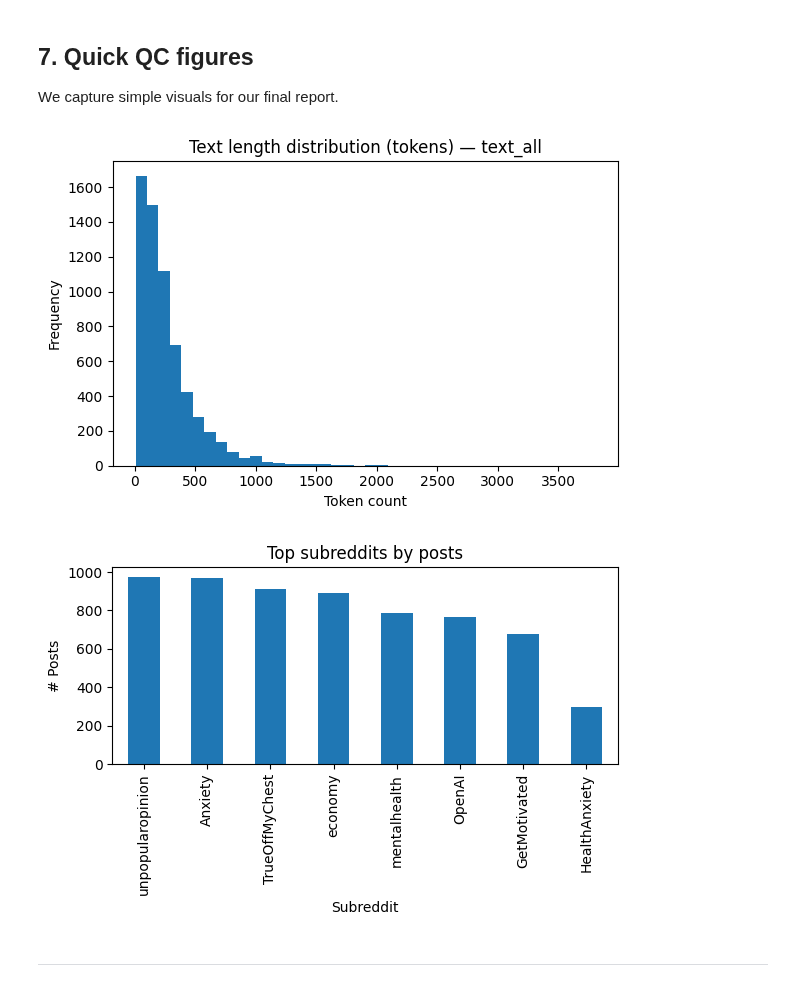
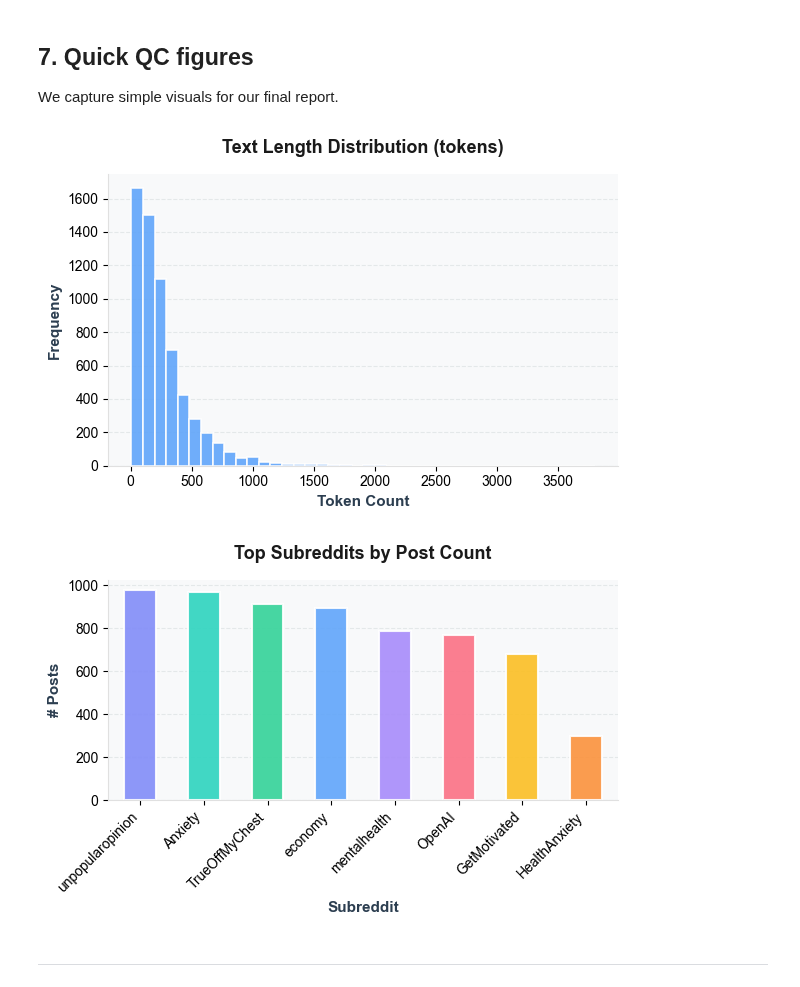
Before and after one commit to shutinghe3601/milestone2, a Jupyter notebook: notebooks/02_clean_merge.ipynb, the cells around one changed output. Cells and saved outputs as stored; diff of their text form; code cells hidden in the pictures.

```diff
--- a/notebooks/02_clean_merge.ipynb
+++ b/notebooks/02_clean_merge.ipynb
@@ -400,29 +380,71 @@ Saving artifacts with 6283 rows after fix-ups…
 ## **7. Quick QC figures**
 We capture simple visuals for our final report.
 # %%
-# Visualize text length distribution
+# Set style
+sns.set_palette("husl")
+plt.rcParams['font.sans-serif'] = ['Arial']
+plt.rcParams['axes.facecolor'] = '#f8f9fa'
+plt.rcParams['figure.facecolor'] = 'white'
+
+# 1. Text Length Distribution
 lens = df["text_all"].str.split().str.len().dropna()
-plt.figure(figsize=(6,4))
-plt.hist(lens, bins=40)
-plt.title("Text length distribution (tokens) — text_all")
-plt.xlabel("Token count"); plt.ylabel("Frequency")
+
+plt.figure(figsize=(6, 4))
+plt.hist(lens, bins=40, color='#60A5FA', edgecolor='white', linewidth=1.2, alpha=0.9)
+
+plt.title("Text Length Distribution (tokens)",
+          fontsize=13, fontweight='bold', color='#1a1a1a', pad=15)
+plt.xlabel("Token Count", fontsize=11, fontweight='bold', color='#2c3e50')
+plt.ylabel("Frequency", fontsize=11, fontweight='bold', color='#2c3e50')
+
+# Style improvements
+ax = plt.gca()
+ax.spines['top'].set_visible(False)
+ax.spines['right'].set_visible(False)
+ax.spines['left'].set_color('#e0e0e0')
+ax.spines['bottom'].set_color('#e0e0e0')
+ax.tick_params(colors='#000000', labelsize=10)
+ax.grid(axis='y', alpha=0.2, linestyle='--', linewidth=0.8, color='#95a5a6')
+ax.set_axisbelow(True)
+
 plt.tight_layout()
-plt.savefig(ARTIFACTS / "len_text_all_hist.png", dpi=150)
+plt.savefig(ARTIFACTS / "len_text_all_hist.png", dpi=150, bbox_inches='tight', facecolor='white')
 plt.show()
 
-# Show top 10 subreddits by post count
+# 2. Top Subreddits Bar Chart
 top_subs = (df.groupby("subreddit")["post_id"].count()
               .sort_values(ascending=False).head(10))
-plt.figure(figsize=(6,4))
-top_subs.plot(kind="bar")
-plt.title("Top subreddits by posts")
-plt.xlabel("Subreddit"); plt.ylabel("# Posts")
+
+# Use flowchart colors for bars
+colors = ['#818CF8', '#2DD4BF', '#34D399', '#60A5FA', '#A78BFA',
+          '#FB7185', '#FBBF24', '#FB923C', '#F43F5E', '#6EE7B7']
+
+plt.figure(figsize=(6, 4))
+bars = top_subs.plot(kind="bar", color=colors[:len(top_subs)],
+                     edgecolor='white', linewidth=1.5, alpha=0.9)
+
+plt.title("Top Subreddits by Post Count",
+          fontsize=13, fontweight='bold', color='#1a1a1a', pad=15)
+plt.xlabel("Subreddit", fontsize=11, fontweight='bold', color='#2c3e50')
+plt.ylabel("# Posts", fontsize=11, fontweight='bold', color='#2c3e50')
+plt.xticks(rotation=45, ha='right', fontsize=10)
+
+# Style improvements
+ax = plt.gca()
+ax.spines['top'].set_visible(False)
+ax.spines['right'].set_visible(False)
+ax.spines['left'].set_color('#e0e0e0')
+ax.spines['bottom'].set_color('#e0e0e0')
+ax.tick_params(colors='#000000', labelsize=10)
+ax.grid(axis='y', alpha=0.2, linestyle='--', linewidth=0.8, color='#95a5a6')
+ax.set_axisbelow(True)
+
 plt.tight_layout()
-plt.savefig(ARTIFACTS / "top_subreddits_bar.png", dpi=150)
+plt.savefig(ARTIFACTS / "top_subreddits_bar.png", dpi=150, bbox_inches='tight', facecolor='white')
 plt.show()
 # %% [output]
-[figure, old version]
+[figure, new version]
-[figure, old version]
+[figure, new version]
 # %% [markdown]
 ---
 # %% [markdown]
```
Also changed, not shown: parts of 5 cells of this notebook, 3 other files.
